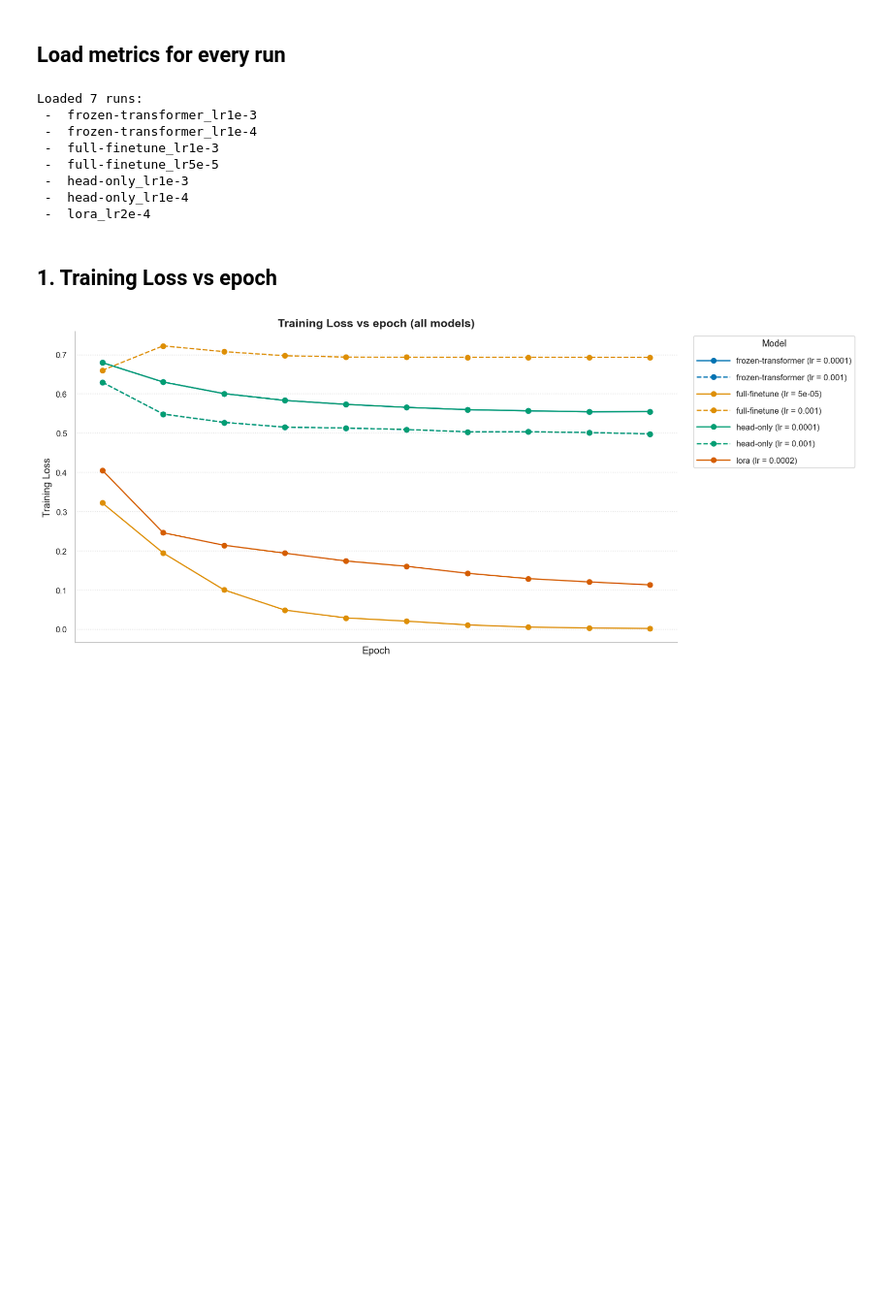
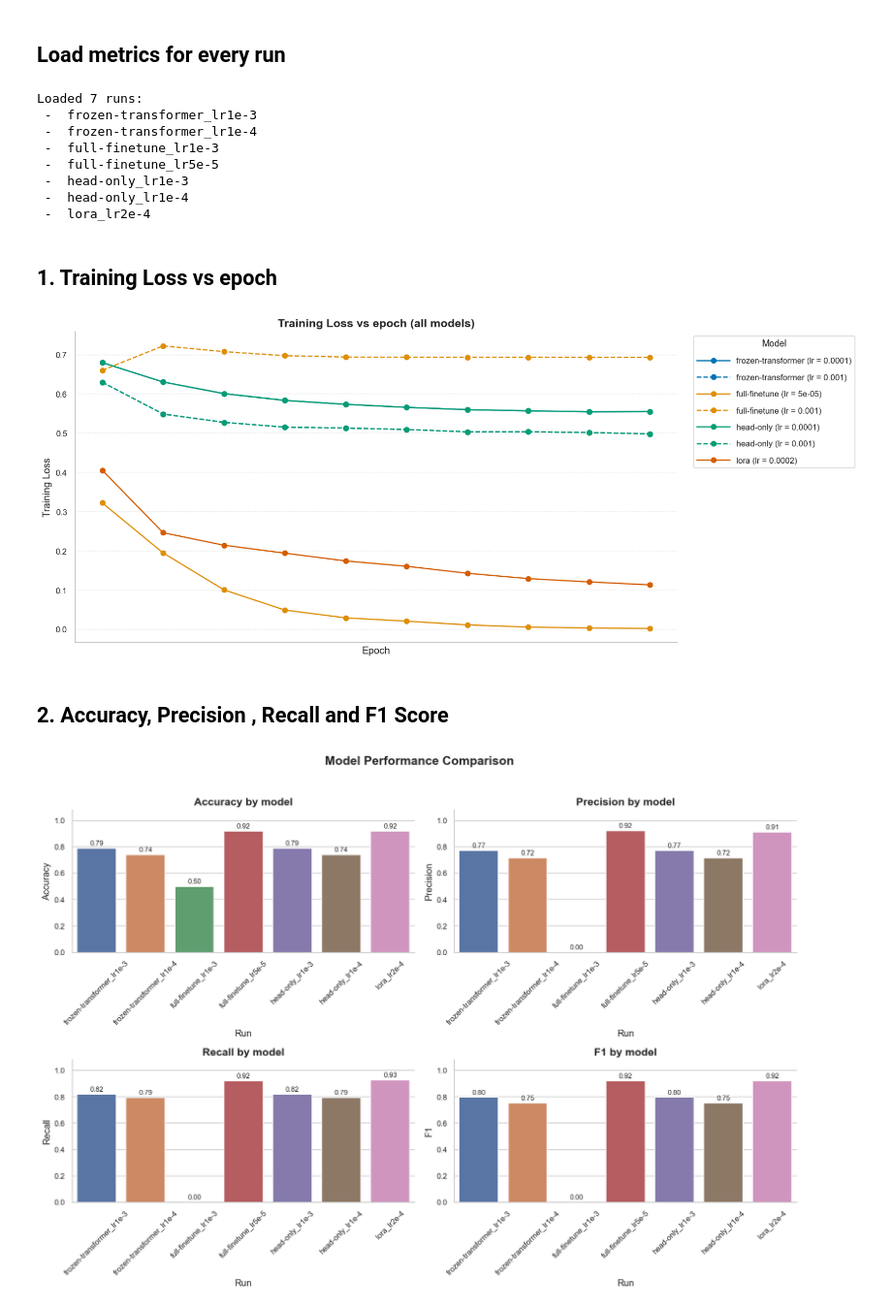
Before and after one commit to joshiji789/bert-imdb-sentiment, a Jupyter notebook: notebooks/02_compare_results.ipynb, the cells around one changed output. Shown at 97% size. Drawn from its saved outputs; the diff is of its cells as text; code cells hidden in the pictures; blank space fills up the shorter version.

Commit message:
Adding plots

```diff
--- a/notebooks/02_compare_results.ipynb
+++ b/notebooks/02_compare_results.ipynb
@@ -105,3 +105,74 @@ save_fig(fig, "loss_vs_epoch")
 plt.show()
 # %% [output]
 [figure]
+# %% [markdown]
+## 2. Accuracy, Precision , Recall and F1 Score
+# %%
+summary_df = pd.DataFrame([
+    {
+        "run_name": run_name,
+        "strategy": run["strategy"],
+        "learning_rate": run["learning_rate"],
+        "accuracy": run["accuracy"],
+        "precision": run["precision"],
+        "recall": run["recall"],
+        "f1": run["f1"]
+    }
+    for run_name, run in runs.items()
+]).sort_values("run_name").reset_index(drop=True)
+
+metrics_to_plot = ["accuracy", "precision", "recall", "f1"]
+
+fig, axes = plt.subplots(
+    2, 2,
+    figsize=(14, 10)
+)
+
+# Flatten axes so we can loop through them
+axes = axes.flatten()
+
+for ax, metric in zip(axes, metrics_to_plot):
+
+    sns.barplot(
+        data=summary_df,
+        x="run_name",
+        y=metric,
+        ax=ax
+    )
+
+    ax.set_ylim(0, 1.08)
+    ax.set_xlabel("Run")
+    ax.set_ylabel(metric.capitalize())
+    ax.set_title(f"{metric.capitalize()} by model")
+
+    ax.tick_params(
+        axis="x",
+        rotation=45
+    )
+
+    # Add values above bars
+    for container in ax.containers:
+        ax.bar_label(
+            container,
+            fmt="%.2f",
+            fontsize=9,
+            padding=2
+        )
+
+    sns.despine(ax=ax)
+
+fig.suptitle(
+    "Model Performance Comparison",
+    fontsize=16,
+    fontweight="bold"
+)
+
+fig.tight_layout(
+    rect=[0, 0, 1, 0.96]
+)
+
+save_fig(fig, "all_metrics_by_model")
+
+plt.show()
+# %% [output]
+[figure, added]
```
Also changed, not shown: parts of 2 cells of this notebook, 3 other files.
